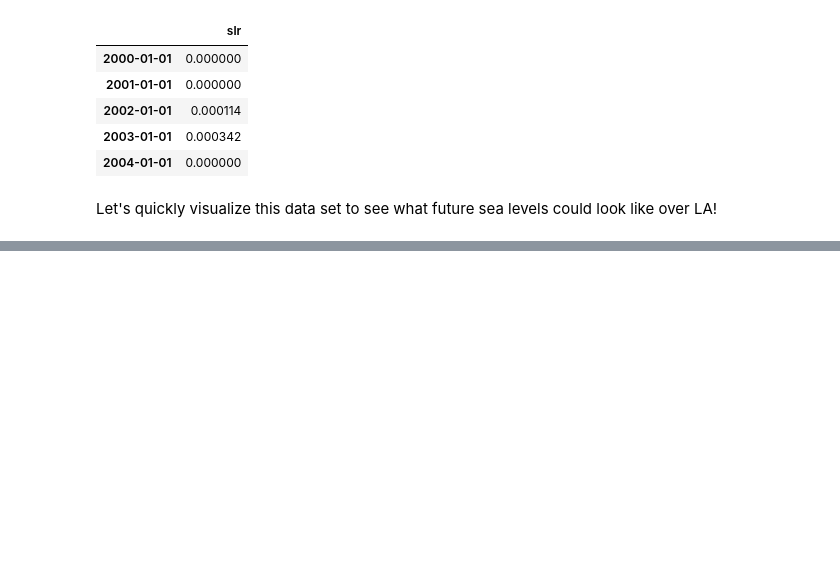
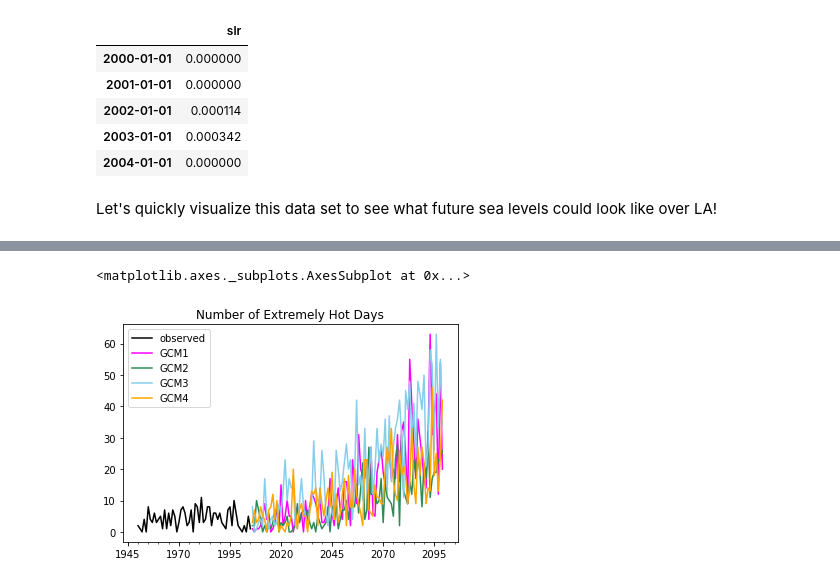
Before and after one commit to neil-berg/climate-data-analyses, a Jupyter notebook: lectures/AOS51_2019W_#2_KEY.ipynb, the cells around one changed output, grey strips where cells are left out. Cells and saved outputs as stored; diff of their text form; code cells hidden in the pictures; blank space fills up the shorter version.

Commit message:
through extreme heat exercise

```diff
--- a/lectures/AOS51_2019W_#2_KEY.ipynb
+++ b/lectures/AOS51_2019W_#2_KEY.ipynb
@@ -659,0 +682,24 @@ Make sure you tell Pandas which column to use as the index and to parse those da
+# %%
+extreme_heat = pd.read_csv('/Users/nberg/AOS51/data/extreme_heat_days_rcp85_tasmax.csv',
+                           sep=',', index_col=0, parse_dates=True)
+extreme_heat.index.name = None;
+extreme_heat.head(4)
+
+# Observed average from 1980-2000
+obs_avg_1980_2000 = extreme_heat.loc['1980':'2000', 'observed'].mean(axis=0)
+
+# GCM1, 2, 3, and 4 averages during 2040-2060, and 2080-2100
+gcm_avg_2040_2060 = extreme_heat.loc['2040':'2060', ['GCM1', 'GCM2', 'GCM3', 'GCM4']].mean(axis=0)
+gcm_avg_2080_2100 = extreme_heat.loc['2080':'2100', ['GCM1', 'GCM2', 'GCM3', 'GCM4']].mean(axis=0)
+
+# Changes by mid- and late-century
+change_2040_2060 = gcm_avg_2040_2060 - obs_avg_1980_2000
+change_2080_2010 = gcm_avg_2080_2100 - obs_avg_1980_2000
+
+# Time series
+extreme_heat.plot(kind='line',
+                 color=['black', 'magenta', 'seagreen', 'skyblue', 'orange'],
+                 title='Number of Extremely Hot Days')
+# %% [output]
+<matplotlib.axes._subplots.AxesSubplot at 0x...>
+[figure, added]
```
Also changed, not shown: parts of 21 cells of this notebook.
